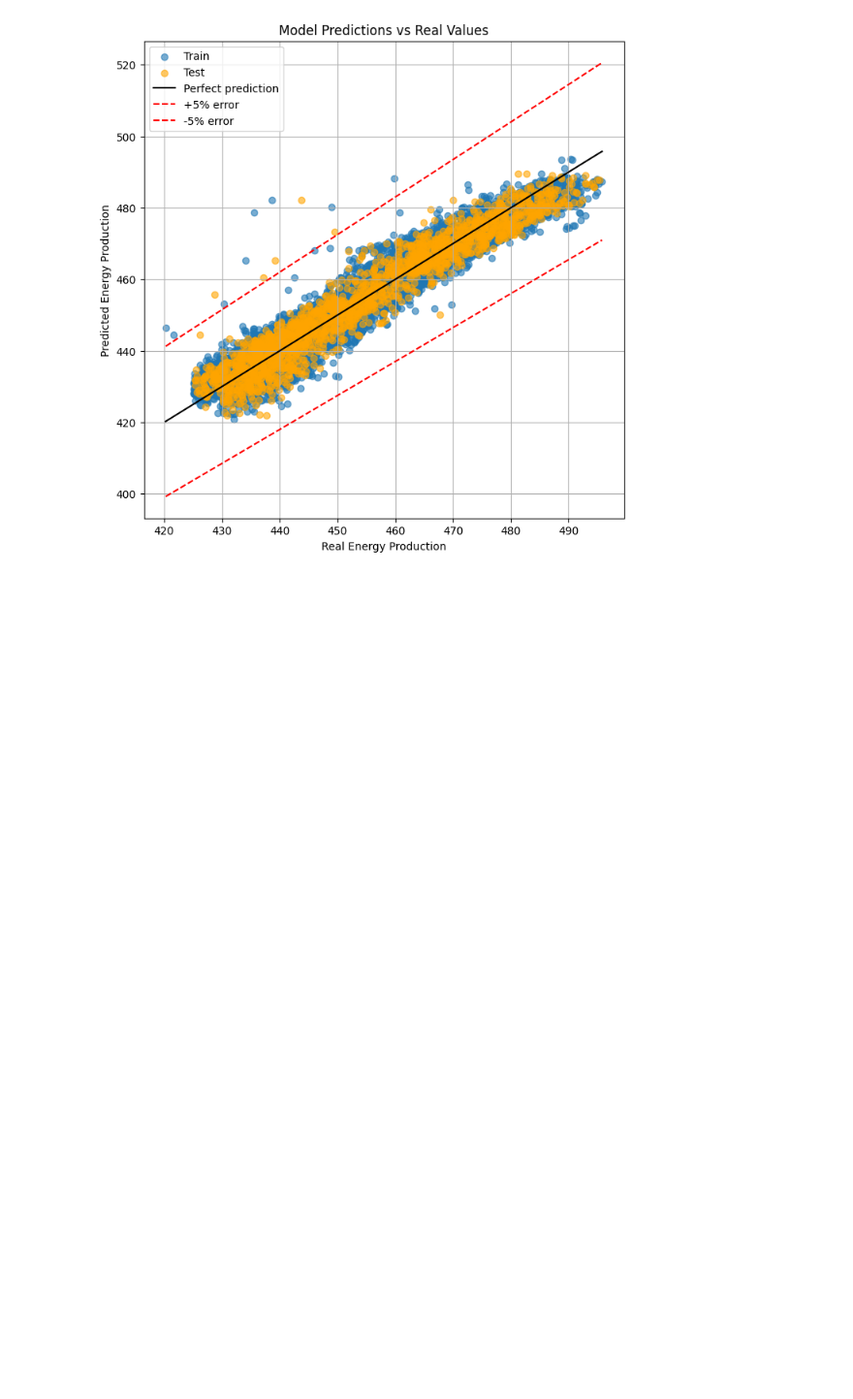
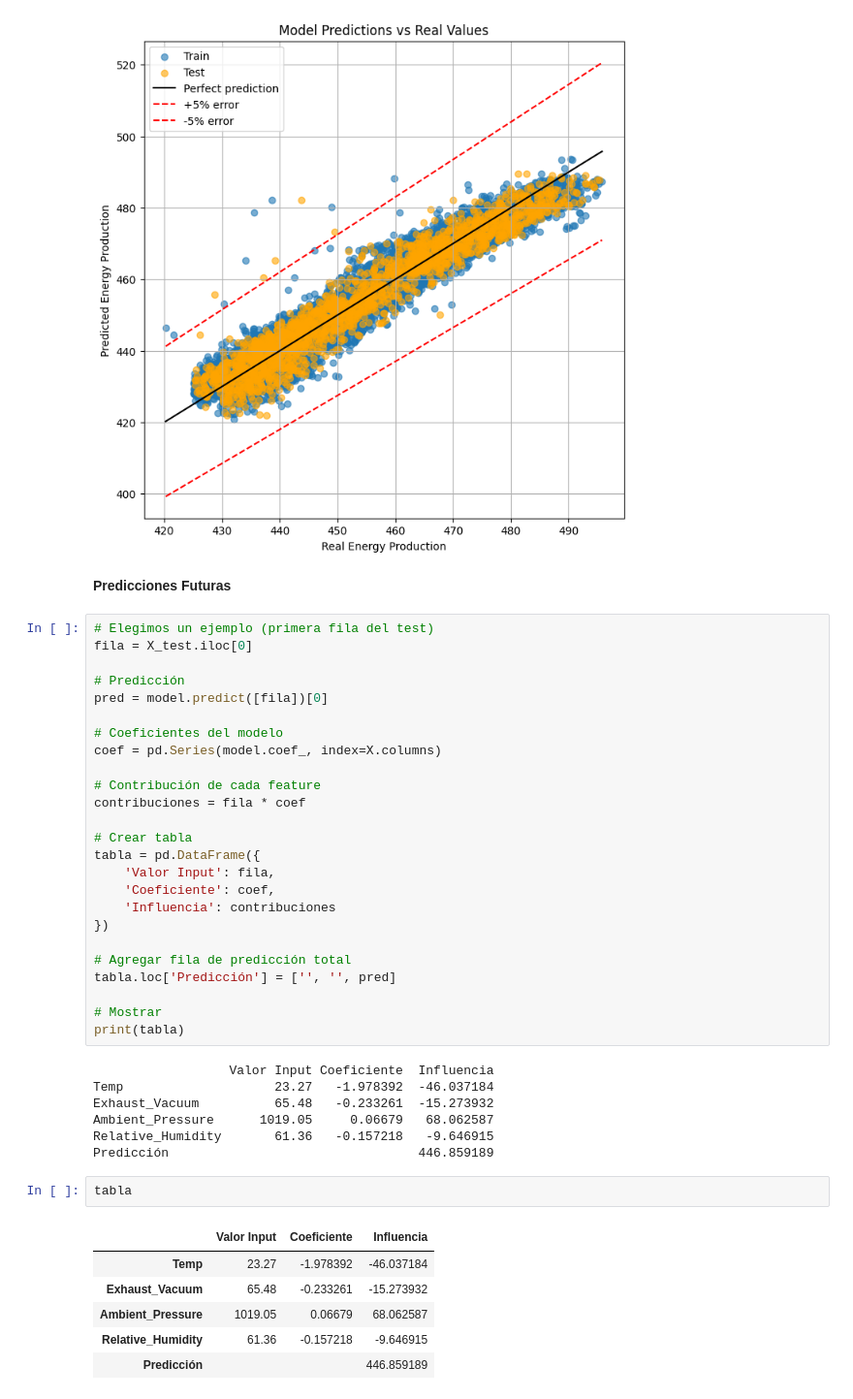
Before and after one commit to Capaquira/projectsLivreLow-code, a Jupyter notebook: CombinedCyclePowerPlant.ipynb, the cells around one changed output. Shown at 97% size. Drawn from its saved outputs; the diff is of its cells as text; blank space fills up the shorter version.

```diff
--- a/CombinedCyclePowerPlant.ipynb
+++ b/CombinedCyclePowerPlant.ipynb
@@ -259,3 +264,46 @@ plt.grid(True)
 plt.show()
 # %% [output]
 [figure]
+# %% [markdown]
+**Predicciones Futuras**
+# %%
+# Elegimos un ejemplo (primera fila del test)
+fila = X_test.iloc[0]
+
+# Predicción
+pred = model.predict([fila])[0]
+
+# Coeficientes del modelo
+coef = pd.Series(model.coef_, index=X.columns)
+
+# Contribución de cada feature
+contribuciones = fila * coef
+
+# Crear tabla
+tabla = pd.DataFrame({
+    'Valor Input': fila,
+    'Coeficiente': coef,
+    'Influencia': contribuciones
+})
+
+# Agregar fila de predicción total
+tabla.loc['Predicción'] = ['', '', pred]
+
+# Mostrar
+print(tabla)
+# %% [output]
+                  Valor Input Coeficiente  Influencia
+Temp                    23.27   -1.978392  -46.037184
+Exhaust_Vacuum          65.48   -0.233261  -15.273932
+Ambient_Pressure      1019.05     0.06679   68.062587
+Relative_Humidity       61.36   -0.157218   -9.646915
+Predicción                                 446.859189
+# %%
+tabla
+# %% [output]
+|  | Valor Input | Coeficiente | Influencia |
+| Temp | 23.27 | -1.978392 | -46.037184 |
+| Exhaust_Vacuum | 65.48 | -0.233261 | -15.273932 |
+| Ambient_Pressure | 1019.05 | 0.06679 | 68.062587 |
+| Relative_Humidity | 61.36 | -0.157218 | -9.646915 |
+| Predicción |  |  | 446.859189 |
```
Also changed, not shown: parts of 7 cells of this notebook.
